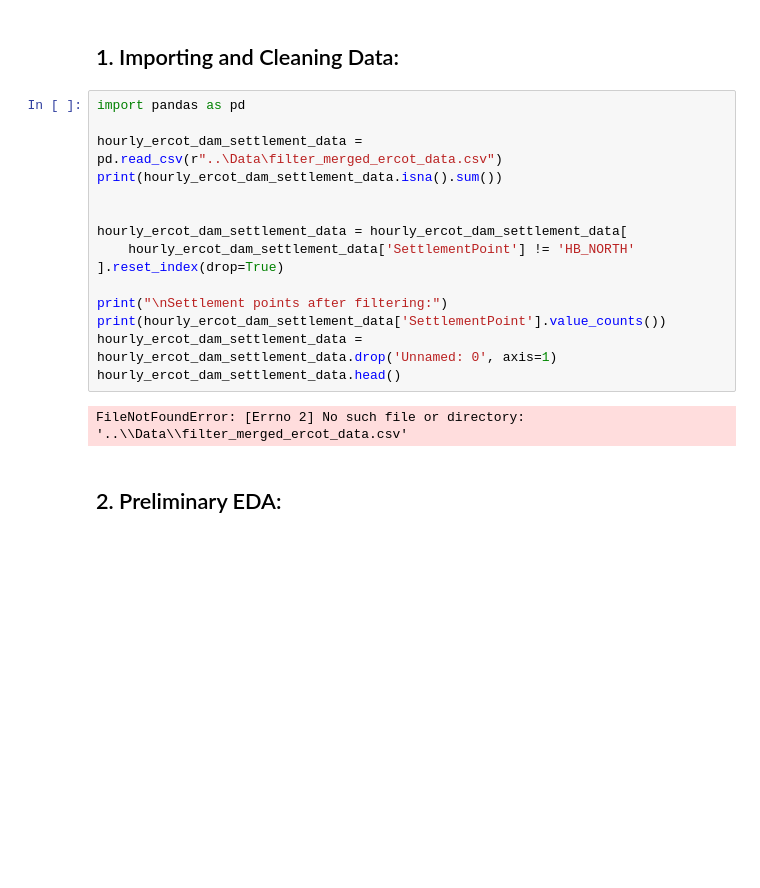
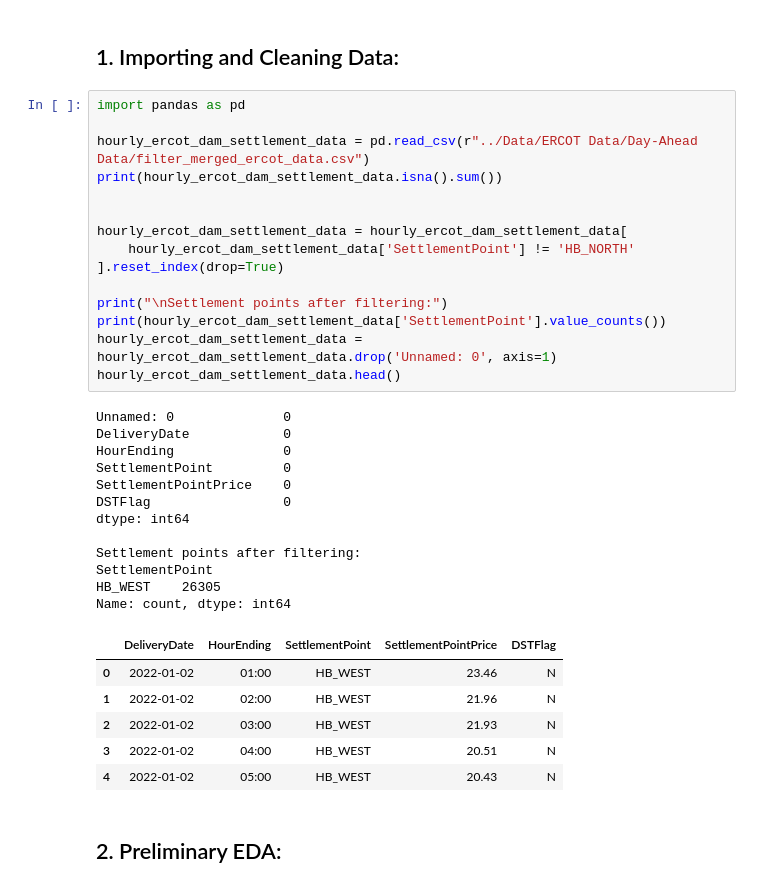
Before and after one commit to MibhaelGray/LSTM-Solar-Production-ERCOT, a Jupyter notebook: notebooks/model.ipynb, the cells around one changed output. Saved outputs shown, nothing was run; the diff lists cells and outputs as text; blank space fills up the shorter version.

Commit message:
Data Progress

```diff
--- a/notebooks/model.ipynb
+++ b/notebooks/model.ipynb
@@ -23,20 +23,37 @@ Natural Gas Prices captures the marginal cost structure - this sets the floor fo
 # %%
 import pandas as pd
 
-hourly_ercot_dam_settlement_data = pd.read_csv(r"..\Data\filter_merged_ercot_data.csv")
+hourly_ercot_dam_settlement_data = pd.read_csv(r"../Data/ERCOT Data/Day-Ahead Data/filter_merged_ercot_data.csv")
 print(hourly_ercot_dam_settlement_data.isna().sum())
 
 
 hourly_ercot_dam_settlement_data = hourly_ercot_dam_settlement_data[
     hourly_ercot_dam_settlement_data['SettlementPoint'] != 'HB_NORTH'
 ].reset_index(drop=True)
 
 print("\nSettlement points after filtering:")
 print(hourly_ercot_dam_settlement_data['SettlementPoint'].value_counts())
 hourly_ercot_dam_settlement_data = hourly_ercot_dam_settlement_data.drop('Unnamed: 0', axis=1)
 hourly_ercot_dam_settlement_data.head()
 # %% [output]
-FileNotFoundError: [Errno 2] No such file or directory: '..\\Data\\filter_merged_ercot_data.csv'
+Unnamed: 0              0
+DeliveryDate            0
+HourEnding              0
+SettlementPoint         0
+SettlementPointPrice    0
+DSTFlag                 0
+dtype: int64
+
+Settlement points after filtering:
+SettlementPoint
+HB_WEST    26305
+Name: count, dtype: int64
+|  | DeliveryDate | HourEnding | SettlementPoint | SettlementPointPrice | DSTFlag |
+| 0 | 2022-01-02 | 01:00 | HB_WEST | 23.46 | N |
+| 1 | 2022-01-02 | 02:00 | HB_WEST | 21.96 | N |
+| 2 | 2022-01-02 | 03:00 | HB_WEST | 21.93 | N |
+| 3 | 2022-01-02 | 04:00 | HB_WEST | 20.51 | N |
+| 4 | 2022-01-02 | 05:00 | HB_WEST | 20.43 | N |
 # %% [markdown]
 ## 2. Preliminary EDA:
 # %%
```
Also changed, not shown: 6 other files.
